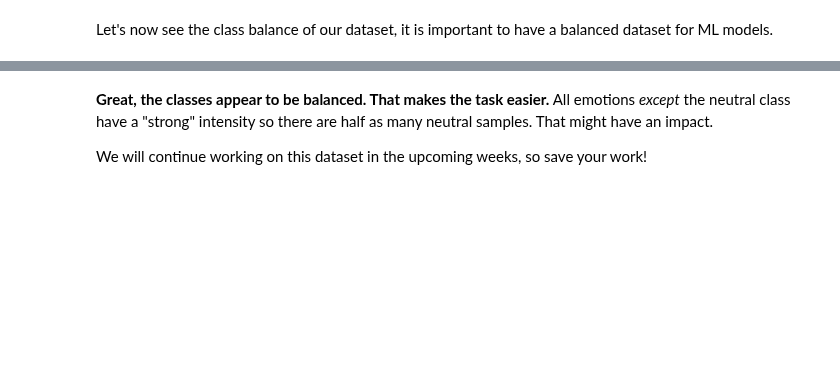
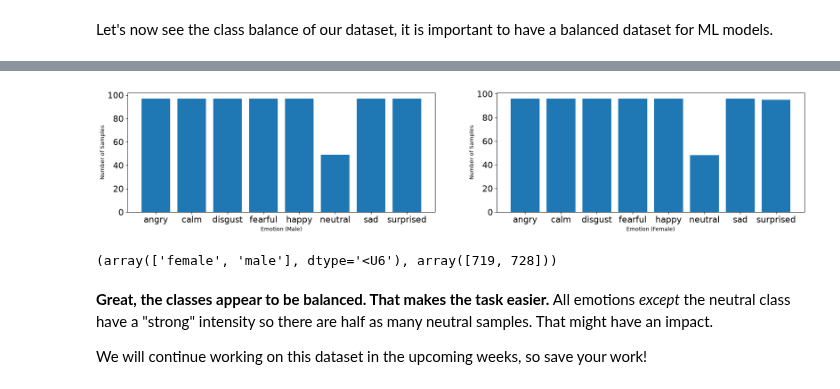
Before and after one commit to IAT-ExploringAI-2026/Week2-DataPreprocessing, a Jupyter notebook: week_2.ipynb, the cells around one changed output, grey strips where cells are left out. Cells and saved outputs as stored; diff of their text form; code cells hidden in the pictures; blank space fills up the shorter version.

```diff
--- a/week_2.ipynb
+++ b/week_2.ipynb
@@ -564,0 +761,2 @@ features, emotions, genders = load_data()
+# %%
+features_combined, emotions_combined, genders_combined = load_data_combined()
@@ -593,3 +825,32 @@ np.unique(genders, return_counts=True)
+# %%
+male_emotions = emotions_combined[genders_combined == 'male']
+female_emotions = emotions_combined[genders_combined == 'female']
+
+male_labels, male_counts = np.unique(male_emotions, return_counts=True)
+female_labels, female_counts = np.unique(female_emotions, return_counts=True)
+
+plt.figure(figsize=(35, 4))
+
+plt.subplot(1, 3, 1)
+plt.bar(x=range(len(male_labels)), height=male_counts)
+plt.xticks(ticks=range(len(male_labels)), labels=[emotion for emotion in male_labels], fontsize=10)
+plt.xlabel('Emotion (Male)')
+plt.tick_params(labelsize=16)
+plt.ylabel('Number of Samples')
+
+plt.subplot(1, 3, 2)
+plt.bar(x=range(len(female_labels)), height=female_counts)
+plt.xticks(ticks=range(len(female_labels)), labels=[emotion for emotion in female_labels], fontsize=10)
+plt.xlabel('Emotion (Female)')
+plt.tick_params(labelsize=16)
+plt.ylabel('Number of Samples')
+
+plt.show()
+
+np.unique(genders_combined, return_counts=True)
+# %% [output]
+[figure, added]
+(array(['female', 'male'], dtype='<U6'), array([719, 728]))
 # %% [markdown]
 **Great, the classes appear to be balanced. That makes the task easier.** All emotions _except_ the neutral class have a "strong" intensity so there are half as many neutral samples. That might have an impact.
 
```
Also changed, not shown: parts of 29 cells of this notebook.
